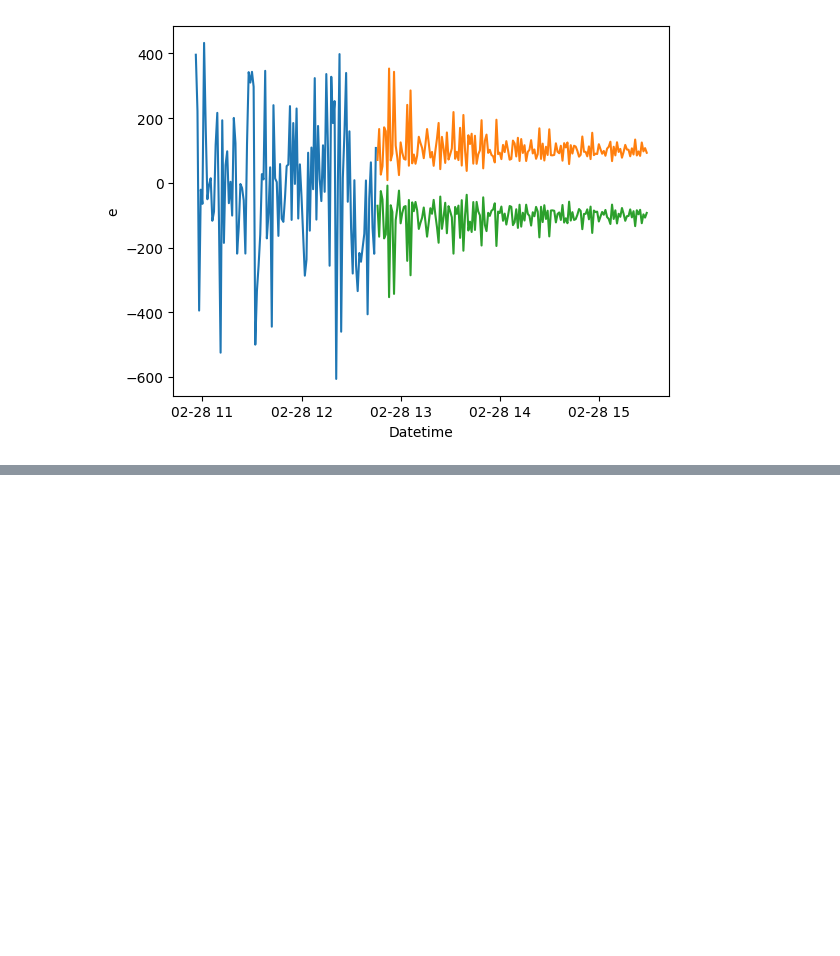
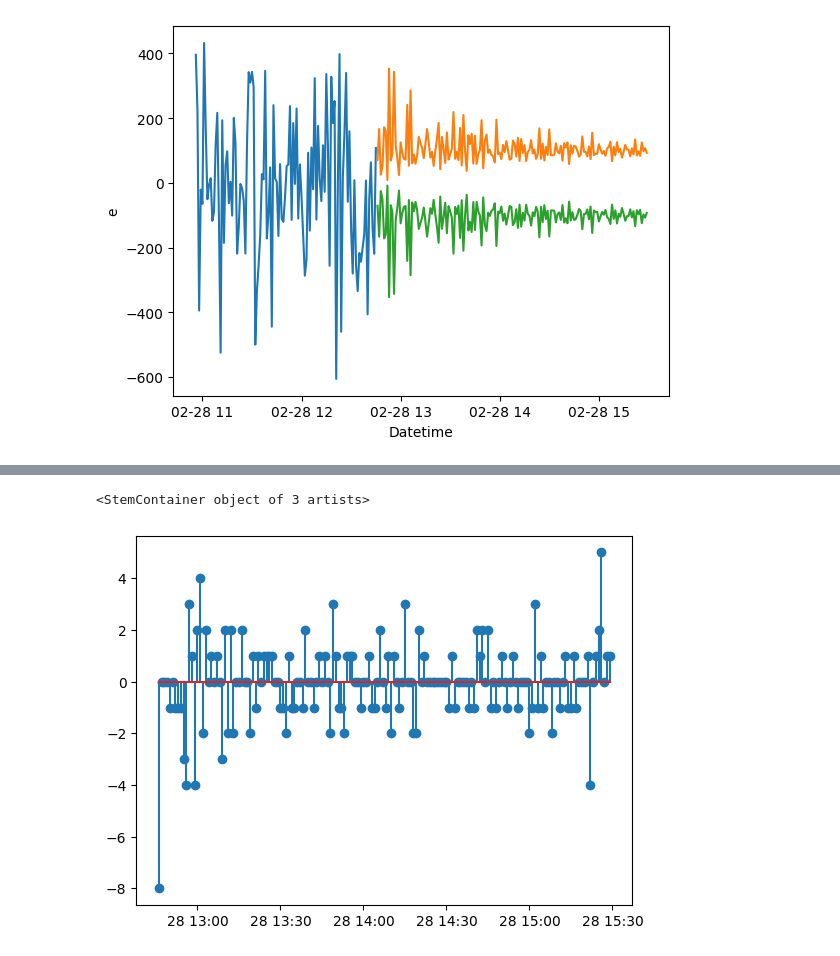
Before and after one commit to vkthakur90/AI_Applications, a Jupyter notebook: Performace_Enhanced_Auto_Regreesion_v2.ipynb, the cells around one changed output, grey strips where cells are left out. Saved outputs shown, nothing was run; the diff lists cells and outputs as text; code cells hidden in the pictures; blank space fills up the shorter version.

```diff
--- a/Performace_Enhanced_Auto_Regreesion_v2.ipynb
+++ b/Performace_Enhanced_Auto_Regreesion_v2.ipynb
@@ -367,0 +372,5 @@ sns.lineplot(x = 'Datetime', y = 'net_short_portfolio', data = entity['strategy'
+# %%
+plt.stem(entity['strategy'].index, entity['strategy']['delta_long_units'])
+# %% [output]
+<StemContainer object of 3 artists>
+[figure, added]
```
Also changed, not shown: parts of 11 cells of this notebook.
